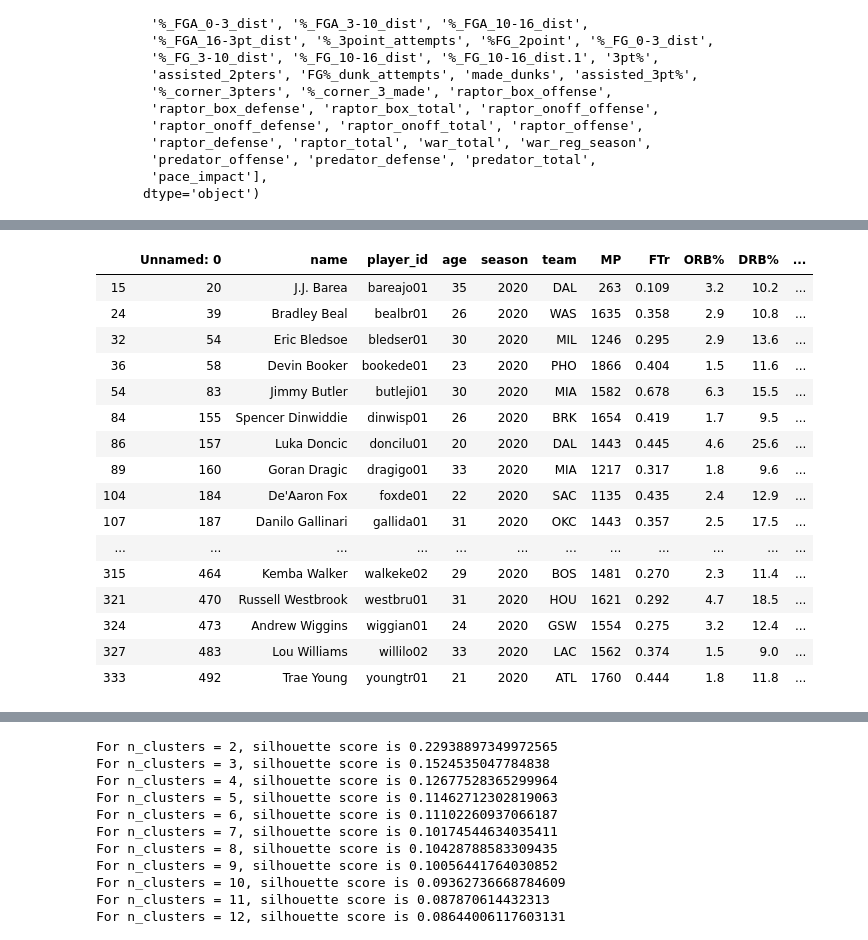
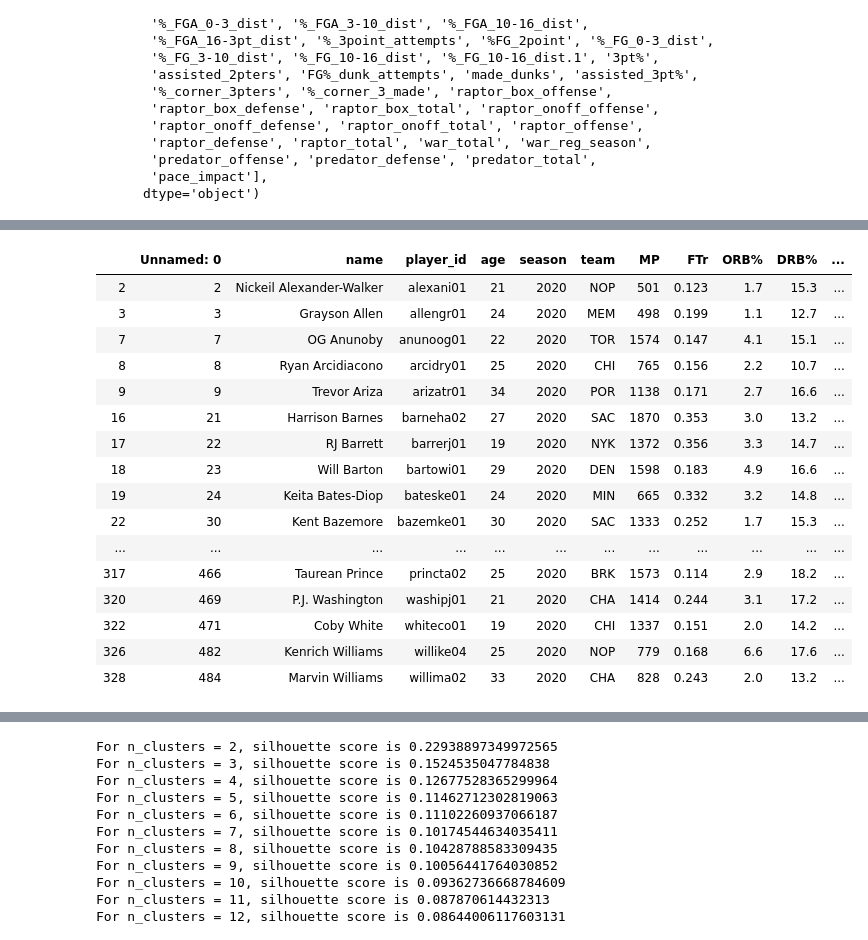
Before and after one commit to brandonmojica/nba_postion_classification, a Jupyter notebook: notebooks/Untitled.ipynb, the cells around one changed output, grey strips where cells are left out. Saved outputs shown, nothing was run; the diff lists cells and outputs as text; code cells hidden in the pictures.

```diff
--- a/notebooks/Untitled.ipynb
+++ b/notebooks/Untitled.ipynb
@@ -29,4 +29,4 @@ nba_clusters.head()
 | 3 | 3 | Grayson Allen | allengr01 | 24 | 2020 | MEM | 498 | 0.199 | 1.1 | 12.7 | ... |
 | 4 | 4 | Kyle Anderson | anderky01 | 26 | 2020 | MEM | 868 | 0.254 | 5.6 | 18.4 | ... |
 # %%
-stats_only = nba_clusters.drop(columns=['Unnamed: 0','name','player_id','age','season','MP','team','TRB%','OWS','DWS','WS','WS/48','FG%','FG%_dunk_attempts','assisted_3pt%','raptor_box_total','raptor_onoff_total','raptor_total','war_total','predator_total','cluster'])
+stats_only = nba_clusters.drop(columns=['Unnamed: 0','name','player_id','age','season','MP','team','TRB%','OWS','DWS','WS','WS/48','FG%','Avg_shot_dist','%_3point_attempts','%FG_2point','3pt%','assisted_2pters','FG%_dunk_attempts','FG%_dunk_attempts','assisted_3pt%','raptor_box_offense','%_corner_3pters','made_dunks','%_corner_3_made','raptor_box_defense','raptor_box_total','raptor_onoff_offense','raptor_onoff_defense','raptor_onoff_total','raptor_offense','raptor_defense','raptor_total','war_total','war_reg_season','FTr','USG%','predator_offense','%_2point_attempts','predator_defense','predator_total','pace_impact','cluster','%_FG_0-3_dist','%_FG_3-10_dist','%_FG_10-16_dist','%_FG_10-16_dist.1'])
@@ -78,0 +129,11 @@ scaled_data = standard_scaler.fit_transform(stats_only)
+# %%
+from sklearn.cluster import KMeans
+
+from yellowbrick.cluster import KElbowVisualizer
+
+# Instantiate the clustering model and visualizer
+model = KMeans()
+visualizer = KElbowVisualizer(model, k=(2,10))
+
+visualizer.fit(scaled_data)     # Fit the data to the visualizer
+visualizer.show()        # Finalize and render the figure
@@ -79,5 +143,5 @@ scaled_data = standard_scaler.fit_transform(stats_only)
 # %%
-kmeans = KMeans(n_clusters = 9)
+kmeans = KMeans(n_clusters = 4)
 
 kmeans.fit(scaled_data)
 
@@ -86,27 +150,27 @@ kmeans.fit(scaled_data)
 
 y_kmeans = kmeans.predict(scaled_data)
 # %%
-nba_data['cluster'] = y_kmeans
+nba_data['cluster2'] = y_kmeans
 # %%
-nba_data[nba_data['cluster']==8]
+nba_data[nba_data['cluster2'] ==0]
 # %% [output]
 |  | Unnamed: 0 | name | player_id | age | season | team | MP | FTr | ORB% | DRB% | ... |
-| 15 | 20 | J.J. Barea | bareajo01 | 35 | 2020 | DAL | 263 | 0.109 | 3.2 | 10.2 | ... |
-| 24 | 39 | Bradley Beal | bealbr01 | 26 | 2020 | WAS | 1635 | 0.358 | 2.9 | 10.8 | ... |
-| 32 | 54 | Eric Bledsoe | bledser01 | 30 | 2020 | MIL | 1246 | 0.295 | 2.9 | 13.6 | ... |
-| 36 | 58 | Devin Booker | bookede01 | 23 | 2020 | PHO | 1866 | 0.404 | 1.5 | 11.6 | ... |
-| 54 | 83 | Jimmy Butler | butleji01 | 30 | 2020 | MIA | 1582 | 0.678 | 6.3 | 15.5 | ... |
-| 84 | 155 | Spencer Dinwiddie | dinwisp01 | 26 | 2020 | BRK | 1654 | 0.419 | 1.7 | 9.5 | ... |
-| 86 | 157 | Luka Doncic | doncilu01 | 20 | 2020 | DAL | 1443 | 0.445 | 4.6 | 25.6 | ... |
-| 89 | 160 | Goran Dragic | dragigo01 | 33 | 2020 | MIA | 1217 | 0.317 | 1.8 | 9.6 | ... |
-| 104 | 184 | De'Aaron Fox | foxde01 | 22 | 2020 | SAC | 1135 | 0.435 | 2.4 | 12.9 | ... |
-| 107 | 187 | Danilo Gallinari | gallida01 | 31 | 2020 | OKC | 1443 | 0.357 | 2.5 | 17.5 | ... |
+| 2 | 2 | Nickeil Alexander-Walker | alexani01 | 21 | 2020 | NOP | 501 | 0.123 | 1.7 | 15.3 | ... |
+| 3 | 3 | Grayson Allen | allengr01 | 24 | 2020 | MEM | 498 | 0.199 | 1.1 | 12.7 | ... |
+| 7 | 7 | OG Anunoby | anunoog01 | 22 | 2020 | TOR | 1574 | 0.147 | 4.1 | 15.1 | ... |
+| 8 | 8 | Ryan Arcidiacono | arcidry01 | 25 | 2020 | CHI | 765 | 0.156 | 2.2 | 10.7 | ... |
+| 9 | 9 | Trevor Ariza | arizatr01 | 34 | 2020 | POR | 1138 | 0.171 | 2.7 | 16.6 | ... |
+| 16 | 21 | Harrison Barnes | barneha02 | 27 | 2020 | SAC | 1870 | 0.353 | 3.0 | 13.2 | ... |
+| 17 | 22 | RJ Barrett | barrerj01 | 19 | 2020 | NYK | 1372 | 0.356 | 3.3 | 14.7 | ... |
+| 18 | 23 | Will Barton | bartowi01 | 29 | 2020 | DEN | 1598 | 0.183 | 4.9 | 16.6 | ... |
+| 19 | 24 | Keita Bates-Diop | bateske01 | 24 | 2020 | MIN | 665 | 0.332 | 3.2 | 14.8 | ... |
+| 22 | 30 | Kent Bazemore | bazemke01 | 30 | 2020 | SAC | 1333 | 0.252 | 1.7 | 15.3 | ... |
 | ... | ... | ... | ... | ... | ... | ... | ... | ... | ... | ... | ... |
-| 315 | 464 | Kemba Walker | walkeke02 | 29 | 2020 | BOS | 1481 | 0.270 | 2.3 | 11.4 | ... |
-| 321 | 470 | Russell Westbrook | westbru01 | 31 | 2020 | HOU | 1621 | 0.292 | 4.7 | 18.5 | ... |
-| 324 | 473 | Andrew Wiggins | wiggian01 | 24 | 2020 | GSW | 1554 | 0.275 | 3.2 | 12.4 | ... |
-| 327 | 483 | Lou Williams | willilo02 | 33 | 2020 | LAC | 1562 | 0.374 | 1.5 | 9.0 | ... |
-| 333 | 492 | Trae Young | youngtr01 | 21 | 2020 | ATL | 1760 | 0.444 | 1.8 | 11.8 | ... |
+| 317 | 466 | Taurean Prince | princta02 | 25 | 2020 | BRK | 1573 | 0.114 | 2.9 | 18.2 | ... |
+| 320 | 469 | P.J. Washington | washipj01 | 21 | 2020 | CHA | 1414 | 0.244 | 3.1 | 17.2 | ... |
+| 322 | 471 | Coby White | whiteco01 | 19 | 2020 | CHI | 1337 | 0.151 | 2.0 | 14.2 | ... |
+| 326 | 482 | Kenrich Williams | willike04 | 25 | 2020 | NOP | 779 | 0.168 | 6.6 | 17.6 | ... |
+| 328 | 484 | Marvin Williams | willima02 | 33 | 2020 | CHA | 828 | 0.243 | 2.0 | 13.2 | ... |
 # %%
 silhouette = []
 
```
Also changed, not shown: parts of 13 cells of this notebook, 21 other files.
